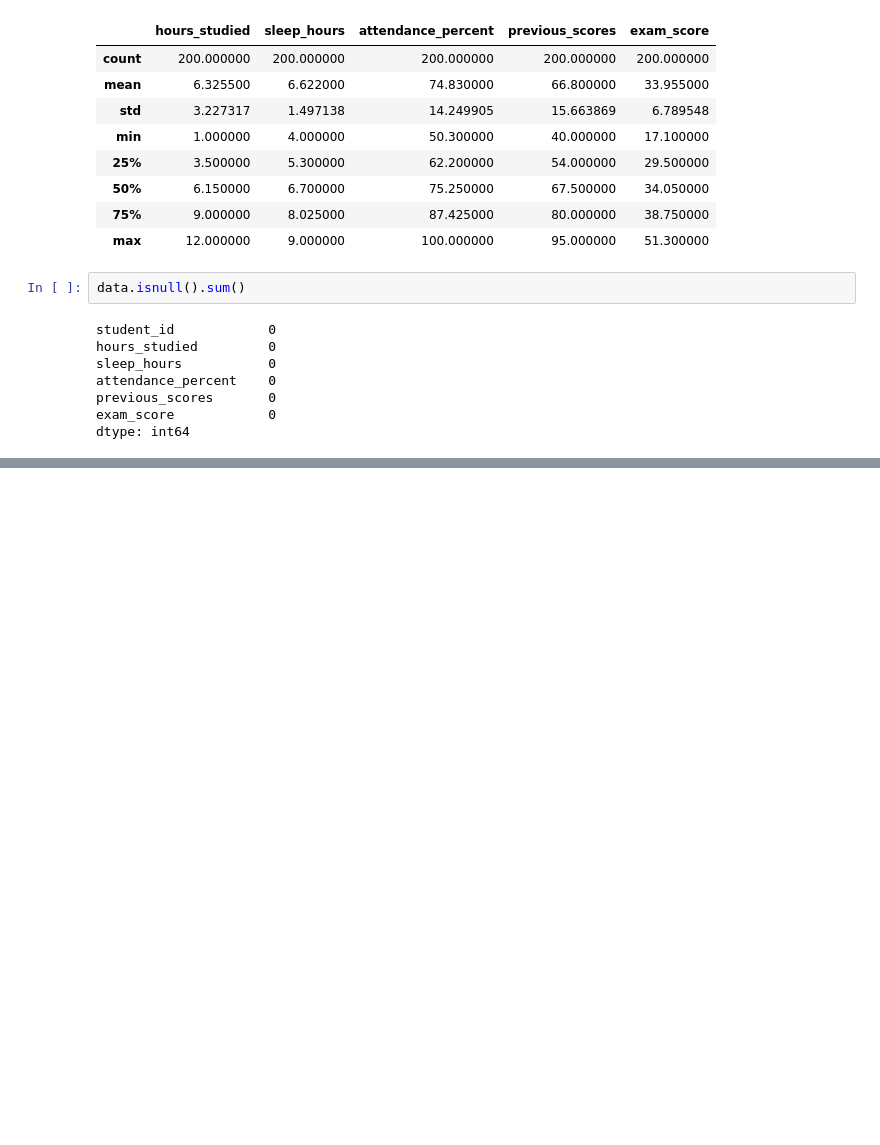
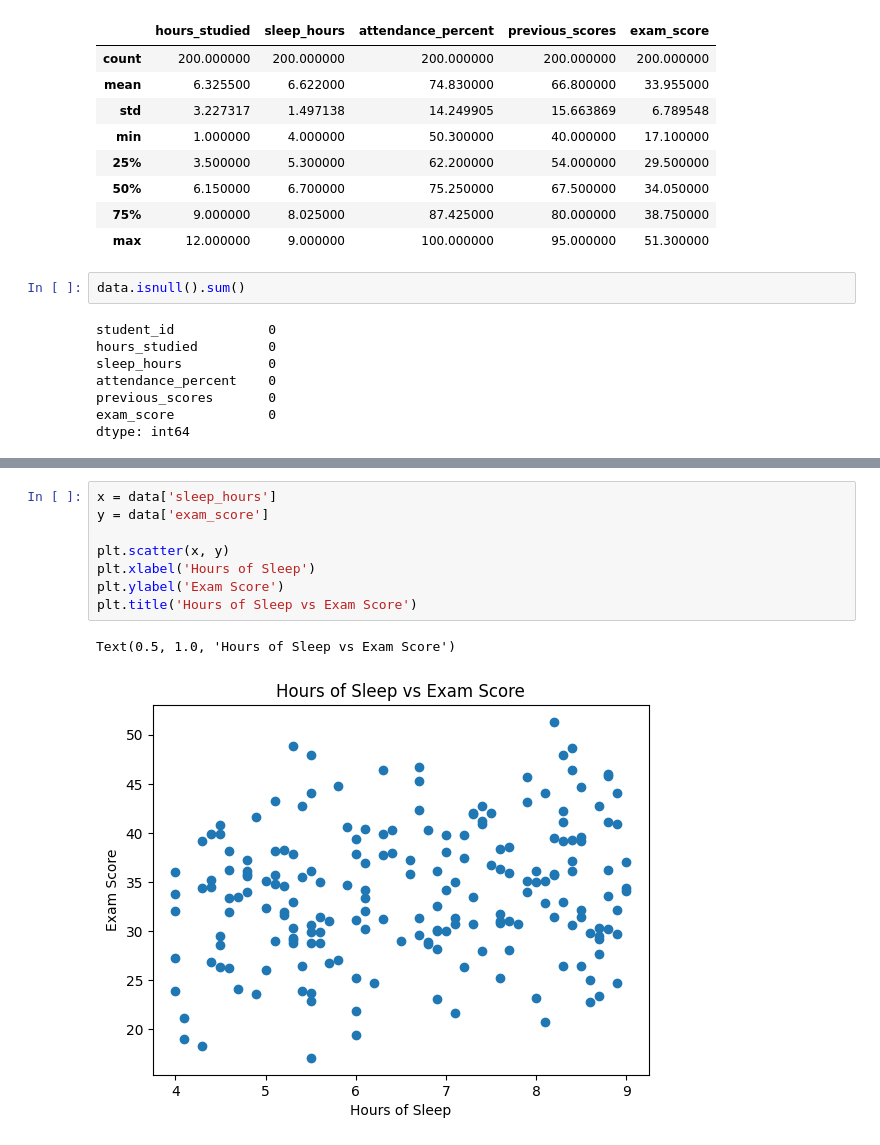
Before and after one commit to Thitiwat47/Python-Visualization, a Jupyter notebook: test.ipynb, the cells around one changed output, grey strips where cells are left out. Cells and saved outputs as stored; diff of their text form; blank space fills up the shorter version.

```diff
--- a/test.ipynb
+++ b/test.ipynb
@@ -80,0 +92,11 @@ dtype: int64
+# %%
+x = data['sleep_hours']
+y = data['exam_score']
+
+plt.scatter(x, y)
+plt.xlabel('Hours of Sleep')
+plt.ylabel('Exam Score')
+plt.title('Hours of Sleep vs Exam Score')
+# %% [output]
+Text(0.5, 1.0, 'Hours of Sleep vs Exam Score')
+[figure, added]
```
Also changed, not shown: parts of 2 cells of this notebook.
